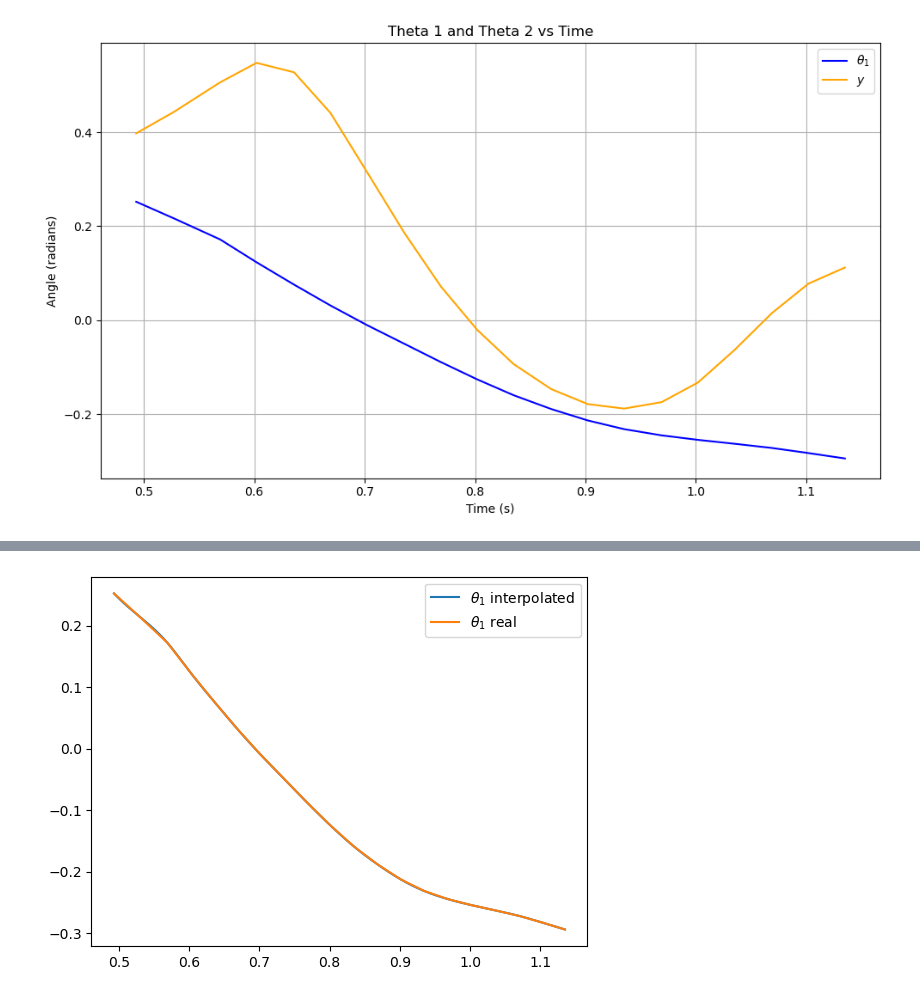
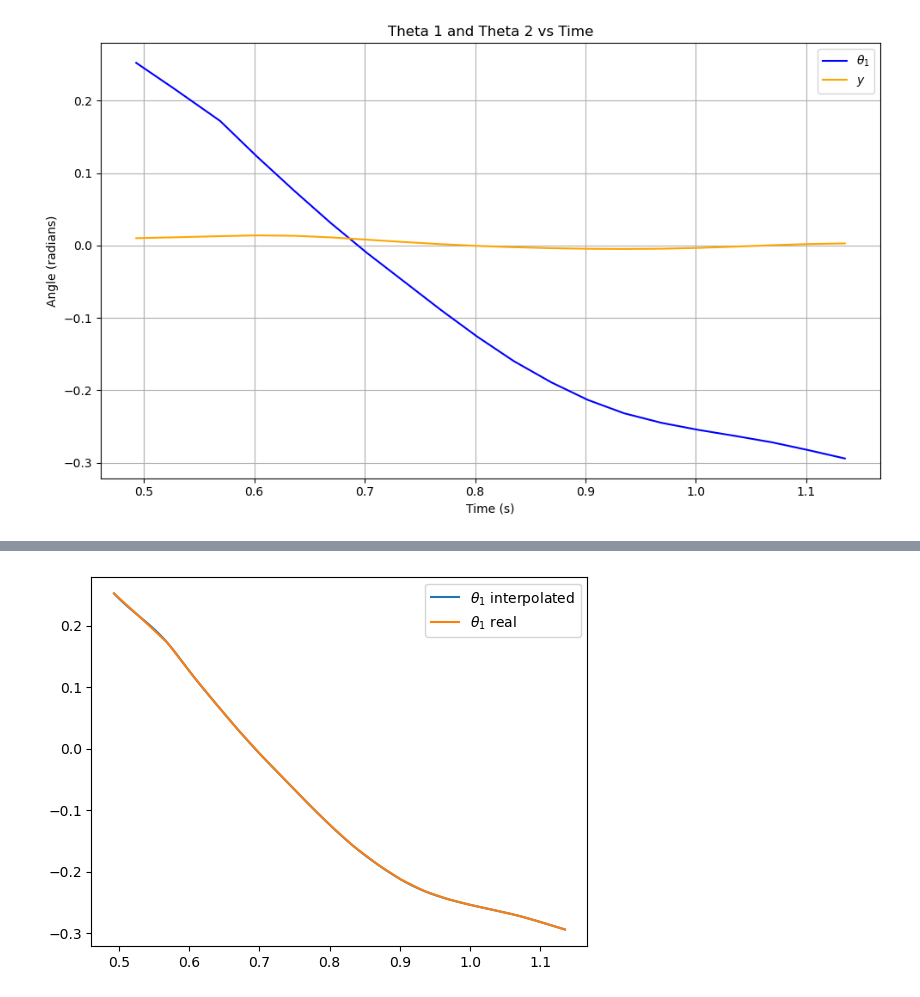
Before and after one commit to lsh6-uw/ME469-Group1, a Jupyter notebook: simulator_noFoot_optimized.ipynb, the cells around one changed output, grey strips where cells are left out. Cells and saved outputs as stored; diff of their text form; code cells hidden in the pictures.

```diff
--- a/simulator_noFoot_optimized.ipynb
+++ b/simulator_noFoot_optimized.ipynb
@@ -25,35 +25,35 @@ v = 0.5
 # %%
 # Real data
 import pandas as pd
 
 # Load the data
 data = pd.read_csv("Walking Data (theta1, theta2, y).csv")
 
 # Convert time from milliseconds to seconds, angles to radians, and restrict domain to one swing phase
 t_array = data["Time (ms)"].to_numpy() / 1000.0
 t_array = t_array[15:35]
 theta_1_array = data["Theta 1"].to_numpy() * np.pi / 180
 theta_1_array = theta_1_array[15:35]
-y_array = data["y"].to_numpy() + 36.5
+y_array = (data["y"].to_numpy() + 36.5) * .0254     # meters
 y_array = y_array[15:35]
 
 theta_2_array = data["Theta 2"].to_numpy()* np.pi / 180
 theta_2_array = theta_2_array[15:35]
 
 # Plotting
 plt.figure(figsize=(10, 6))
 plt.plot(t_array, theta_1_array, color="blue", label=r"$ \theta_1 $")
 plt.plot(t_array, y_array, color="orange", label=r'$y$')
 
 plt.title("Theta 1 and Theta 2 vs Time")
 plt.xlabel("Time (s)")
 plt.ylabel("Angle (radians)")
 plt.legend()
 plt.grid(True)
 plt.tight_layout()
 plt.show()
 # %% [output]
-[figure, old version]
+[figure, new version]
 # %%
 # Create interpolators for data and their derivatives
 y_interp = CubicSpline(t_array, y_array)
```
Also changed, not shown: parts of 3 cells of this notebook.
